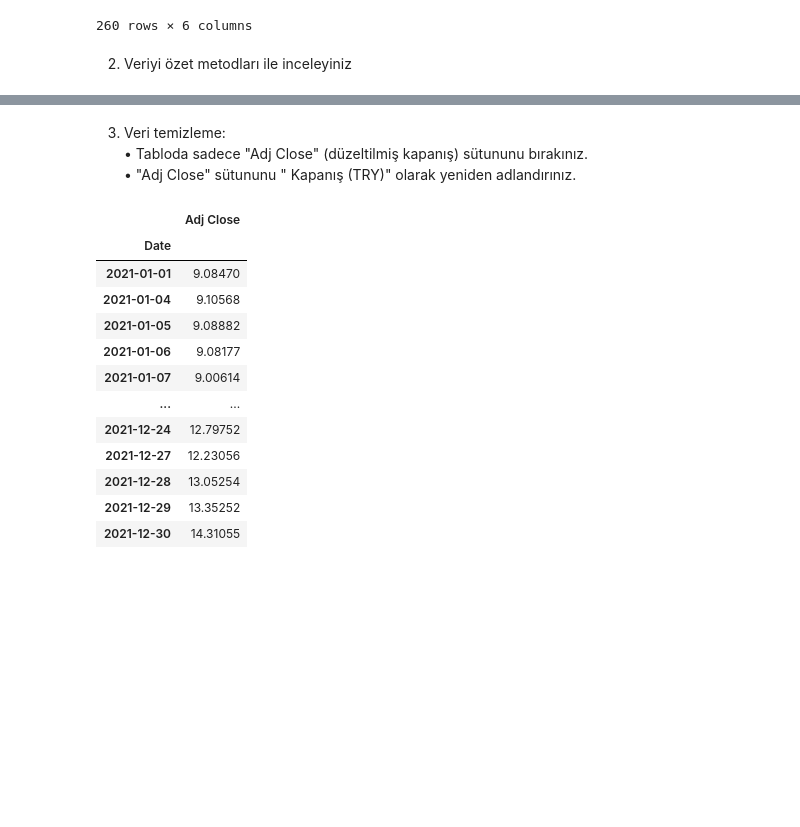
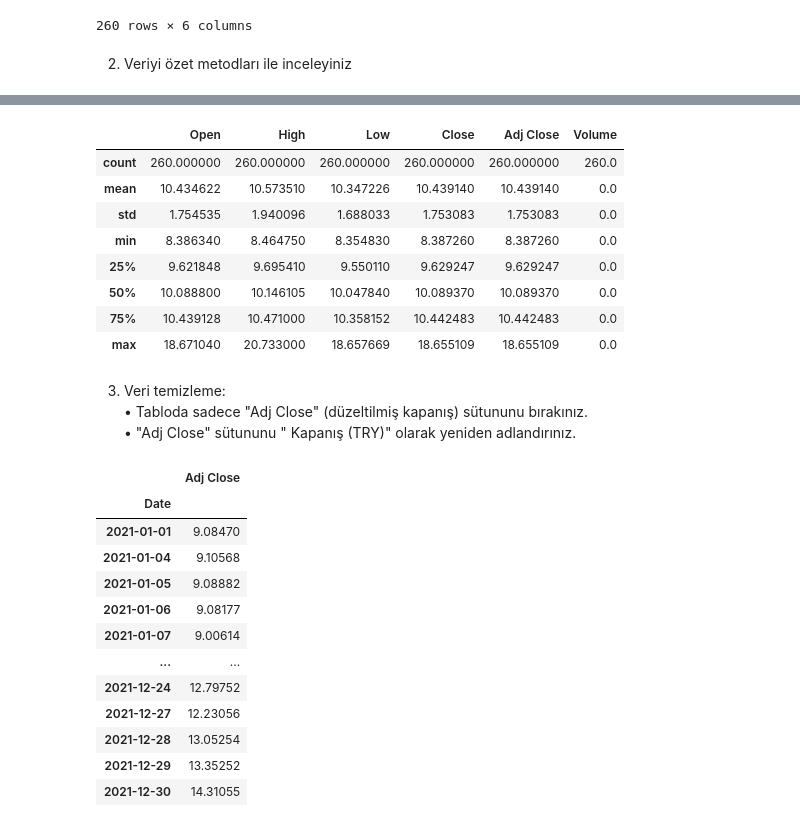
Before and after one commit to fatmakara/PythonVeriAnaliz, a Jupyter notebook: Odev3_Python_Veri_Analizi_Egitimi__ogrenci_ad_soyad__ipynb_adlı_not_defterinin_kopyası.ipynb, the cells around one changed output, grey strips where cells are left out. Cells and saved outputs as stored; diff of their text form; code cells hidden in the pictures; blank space fills up the shorter version.

```diff
--- a/Odev3_Python_Veri_Analizi_Egitimi__ogrenci_ad_soyad__ipynb_adlı_not_defterinin_kopyası.ipynb
+++ b/Odev3_Python_Veri_Analizi_Egitimi__ogrenci_ad_soyad__ipynb_adlı_not_defterinin_kopyası.ipynb
@@ -55,3 +48,15 @@ kur
+# %%
+kur.describe()
+# %% [output]
+|  | Open | High | Low | Close | Adj Close | Volume |
+| count | 260.000000 | 260.000000 | 260.000000 | 260.000000 | 260.000000 | 260.0 |
+| mean | 10.434622 | 10.573510 | 10.347226 | 10.439140 | 10.439140 | 0.0 |
+| std | 1.754535 | 1.940096 | 1.688033 | 1.753083 | 1.753083 | 0.0 |
+| min | 8.386340 | 8.464750 | 8.354830 | 8.387260 | 8.387260 | 0.0 |
+| 25% | 9.621848 | 9.695410 | 9.550110 | 9.629247 | 9.629247 | 0.0 |
+| 50% | 10.088800 | 10.146105 | 10.047840 | 10.089370 | 10.089370 | 0.0 |
+| 75% | 10.439128 | 10.471000 | 10.358152 | 10.442483 | 10.442483 | 0.0 |
+| max | 18.671040 | 20.733000 | 18.657669 | 18.655109 | 18.655109 | 0.0 |
 # %% [markdown]
 3. Veri temizleme: <br>
 	• Tabloda sadece "Adj Close" (düzeltilmiş kapanış) sütununu bırakınız.<br>
```
Also changed, not shown: parts of 12 cells of this notebook.
